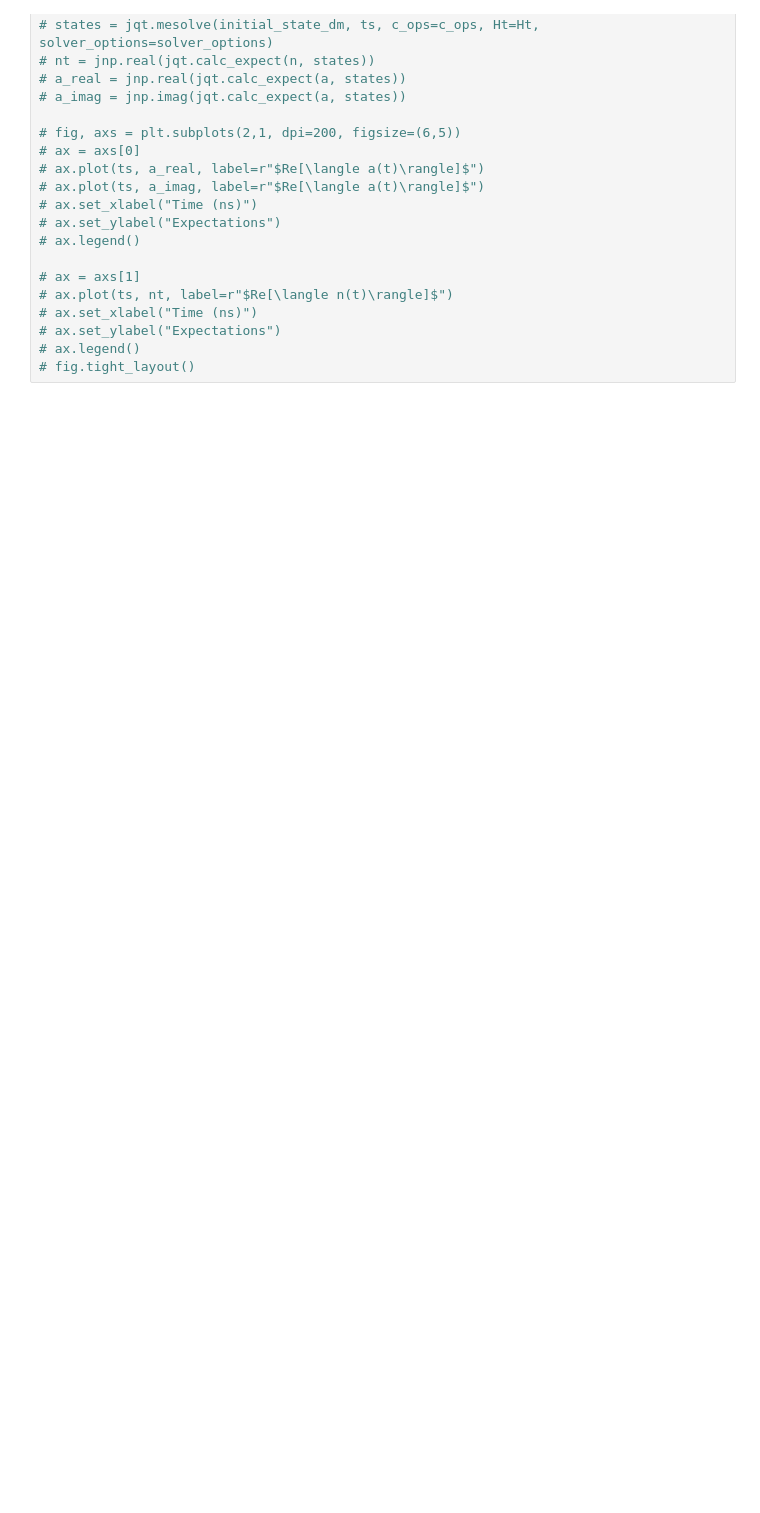
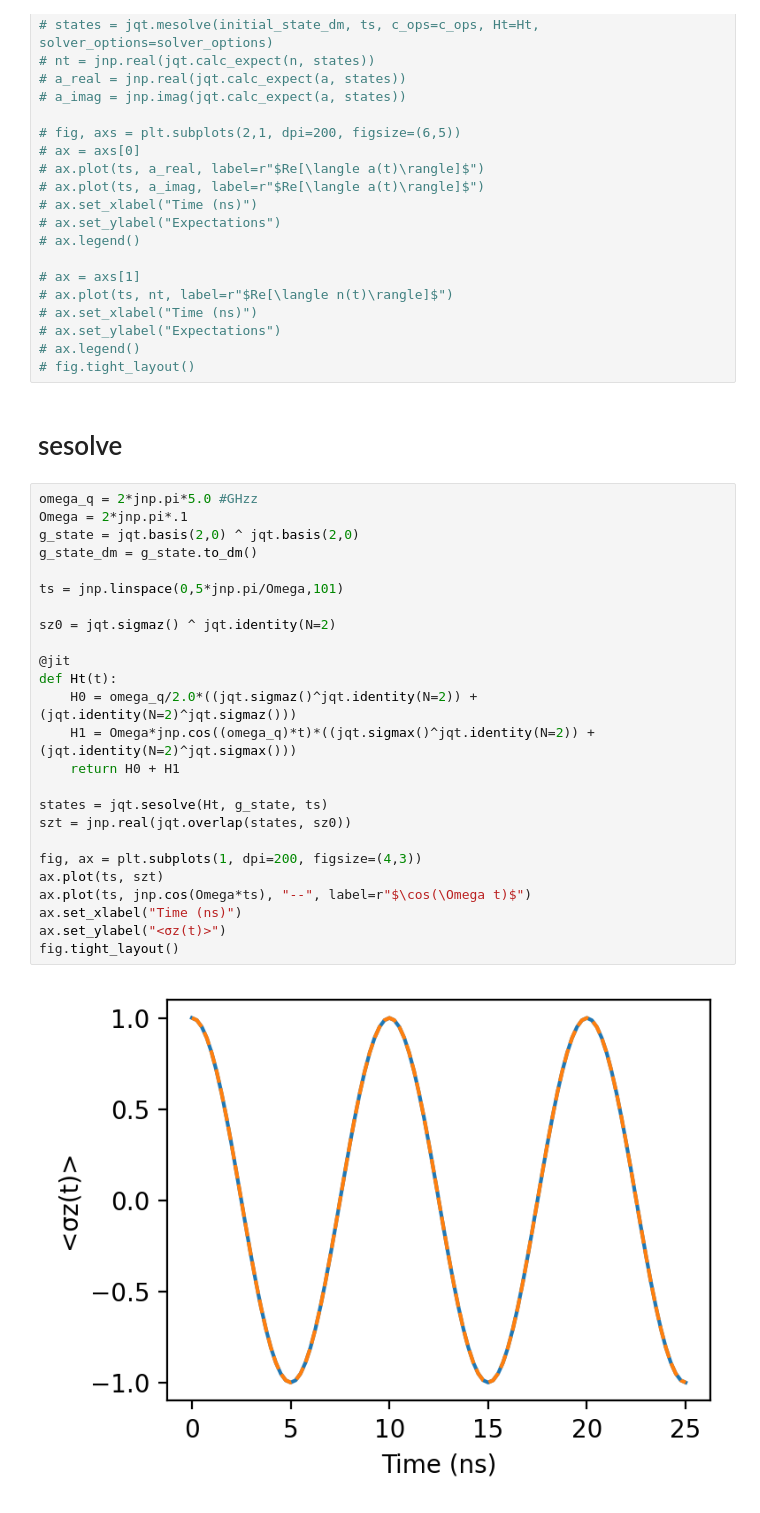
Before and after one commit to EQuS/jaxquantum, a Jupyter notebook: experiments/main/0-examples.ipynb, the cells around one changed output. Cells and saved outputs as stored; diff of their text form; blank space fills up the shorter version.

```diff
--- a/experiments/main/0-examples.ipynb
+++ b/experiments/main/0-examples.ipynb
@@ -168,3 +168,32 @@ Qarray data =
 # ax.set_ylabel("Expectations")
 # ax.legend()
 # fig.tight_layout()
+# %% [markdown]
+# sesolve
+# %%
+omega_q = 2*jnp.pi*5.0 #GHzz
+Omega = 2*jnp.pi*.1
+g_state = jqt.basis(2,0) ^ jqt.basis(2,0)
+g_state_dm = g_state.to_dm()
+
+ts = jnp.linspace(0,5*jnp.pi/Omega,101)
+
+sz0 = jqt.sigmaz() ^ jqt.identity(N=2)
+
+@jit
+def Ht(t):
+    H0 = omega_q/2.0*((jqt.sigmaz()^jqt.identity(N=2)) + (jqt.identity(N=2)^jqt.sigmaz()))
+    H1 = Omega*jnp.cos((omega_q)*t)*((jqt.sigmax()^jqt.identity(N=2)) + (jqt.identity(N=2)^jqt.sigmax()))
+    return H0 + H1
+
+states = jqt.sesolve(Ht, g_state, ts)
+szt = jnp.real(jqt.overlap(states, sz0))
+
+fig, ax = plt.subplots(1, dpi=200, figsize=(4,3))
+ax.plot(ts, szt)
+ax.plot(ts, jnp.cos(Omega*ts), "--", label=r"$\cos(\Omega t)$")
+ax.set_xlabel("Time (ns)")
+ax.set_ylabel("<σz(t)>")
+fig.tight_layout()
+# %% [output]
+[figure, added]
```
Also changed, not shown: parts of 5 cells of this notebook, 6 other files.
